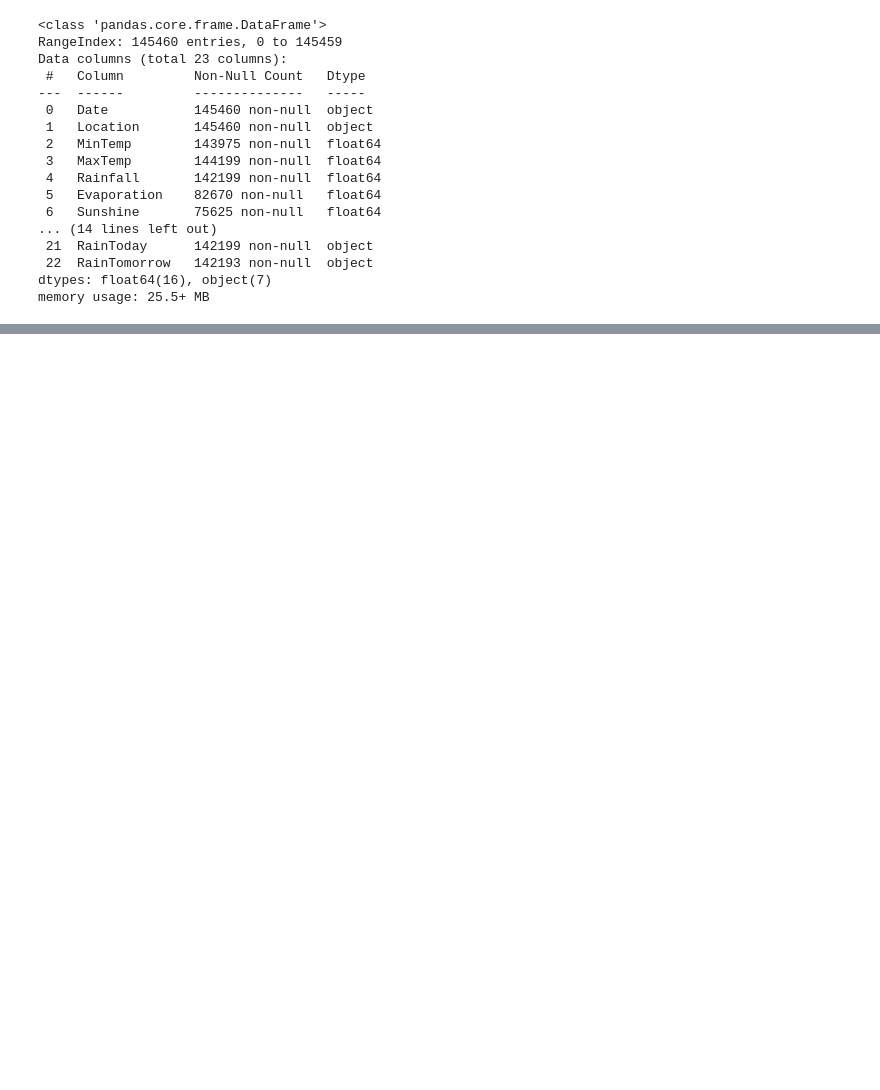
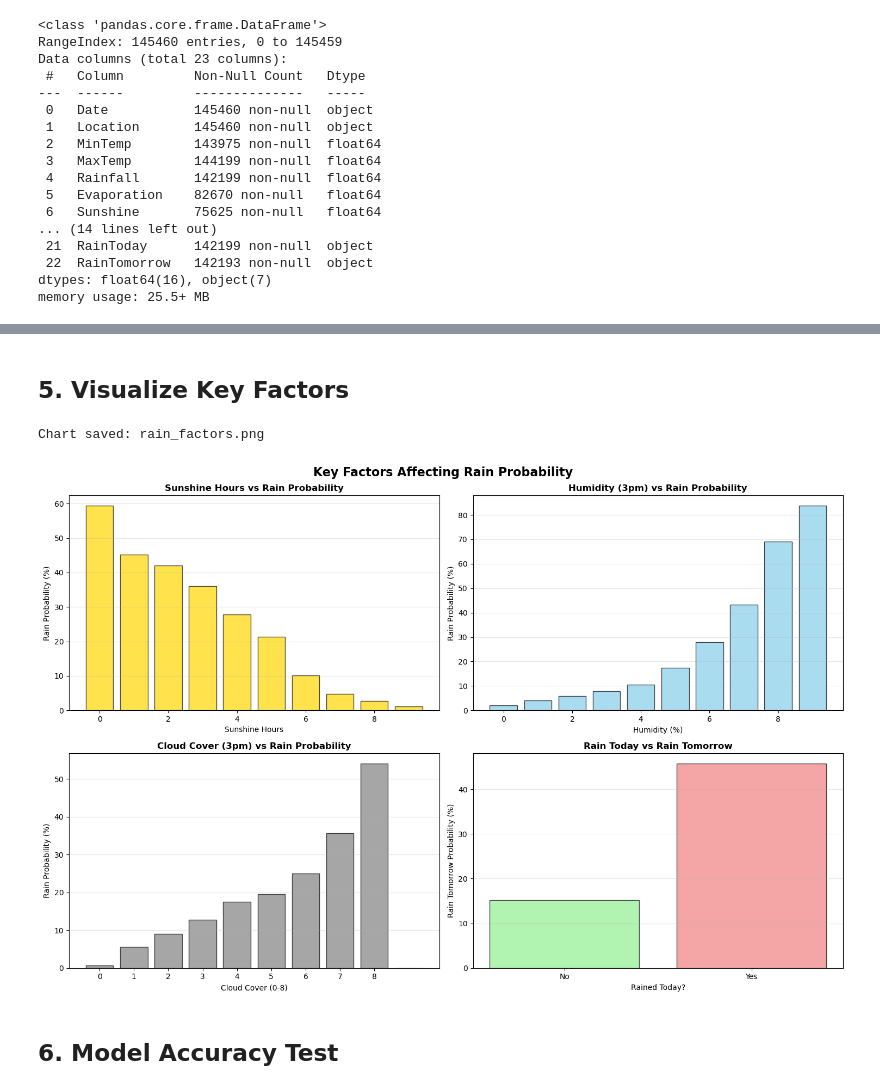
Before and after one commit to mohamed-alawy/WeatherAUS, a Jupyter notebook: Weather.ipynb, the cells around one changed output, grey strips where cells are left out. Cells and saved outputs as stored; diff of their text form; code cells hidden in the pictures; blank space fills up the shorter version.

```diff
--- a/Weather.ipynb
+++ b/Weather.ipynb
@@ -127,7 +58,0 @@ df_analysis['Evaporation'] = df_analysis['Evaporation'].fillna(df_analysis['Evap
-# %%
-numeric_cols = df_analysis.select_dtypes(include=[np.number]).columns
-df_analysis[numeric_cols] = df_analysis[numeric_cols].fillna(df_analysis[numeric_cols].median())
-
-categorical_cols = df_analysis.select_dtypes(include=['object']).columns
-for col in categorical_cols:
-    df_analysis[col] = df_analysis[col].fillna(df_analysis[col].mode()[0])
@@ -597,0 +59,6 @@ Prediction Result: Medium Probability (25-40%)
+# %%
+df['Date'] = pd.to_datetime(df['Date'])
+df = df.sort_values(['Location', 'Date']).reset_index(drop=True)
+
+print(f"Total Rows: {len(df):,}")
+print(f"Date Range: {df['Date'].min()} to {df['Date'].max()}")
@@ -597,0 +226,58 @@ Prediction Result: Medium Probability (25-40%)
+# %% [markdown]
+## 5. Visualize Key Factors
+# %%
+fig, axes = plt.subplots(2, 2, figsize=(15, 10))
+fig.suptitle('Key Factors Affecting Rain Probability', fontsize=16, fontweight='bold')
+
+# 1. Sunshine
+ax = axes[0, 0]
+sunshine_prob = df.groupby(pd.cut(df['Sunshine'], bins=10))['RainTomorrow_Binary'].mean() * 100
+x_pos = range(len(sunshine_prob))
+ax.bar(x_pos, sunshine_prob.values, color='gold', alpha=0.7, edgecolor='black')
+ax.set_title('Sunshine Hours vs Rain Probability', fontweight='bold')
+ax.set_xlabel('Sunshine Hours')
+ax.set_ylabel('Rain Probability (%)')
+ax.grid(axis='y', alpha=0.3)
+
+# 2. Humidity
+ax = axes[0, 1]
+humidity_prob = df.groupby(pd.cut(df['Humidity3pm'], bins=10))['RainTomorrow_Binary'].mean() * 100
+x_pos = range(len(humidity_prob))
+ax.bar(x_pos, humidity_prob.values, color='skyblue', alpha=0.7, edgecolor='black')
+ax.set_title('Humidity (3pm) vs Rain Probability', fontweight='bold')
+ax.set_xlabel('Humidity (%)')
+ax.set_ylabel('Rain Probability (%)')
+ax.grid(axis='y', alpha=0.3)
+
+# 3. Cloud Cover
+ax = axes[1, 0]
+cloud_prob = df.groupby('Cloud3pm')['RainTomorrow_Binary'].mean() * 100
+ax.bar(cloud_prob.index, cloud_prob.values, color='gray', alpha=0.7, edgecolor='black')
+ax.set_title('Cloud Cover (3pm) vs Rain Probability', fontweight='bold')
+ax.set_xlabel('Cloud Cover (0-8)')
+ax.set_ylabel('Rain Probability (%)')
+ax.set_xticks(range(0, 9))
+ax.grid(axis='y', alpha=0.3)
+
+# 4. Rain Today
+ax = axes[1, 1]
+rain_today_prob = df.groupby('RainToday')['RainTomorrow_Binary'].mean() * 100
+colors = ['lightgreen', 'lightcoral']
+ax.bar(rain_today_prob.index, rain_today_prob.values, color=colors, alpha=0.7, edgecolor='black')
+ax.set_title('Rain Today vs Rain Tomorrow', fontweight='bold')
+ax.set_xlabel('Rained Today?')
+ax.set_ylabel('Rain Tomorrow Probability (%)')
+ax.grid(axis='y', alpha=0.3)
+
+for txt in ax.get_xticklabels():
+    txt.set_fontsize(10)
+
+plt.tight_layout()
+plt.savefig('rain_factors.png', dpi=300, bbox_inches='tight')
+print("Chart saved: rain_factors.png")
+plt.show()
+# %% [output]
+Chart saved: rain_factors.png
+[figure, added]
+# %% [markdown]
+## 6. Model Accuracy Test
```
Also changed, not shown: parts of 53 cells of this notebook, 3 other files.
